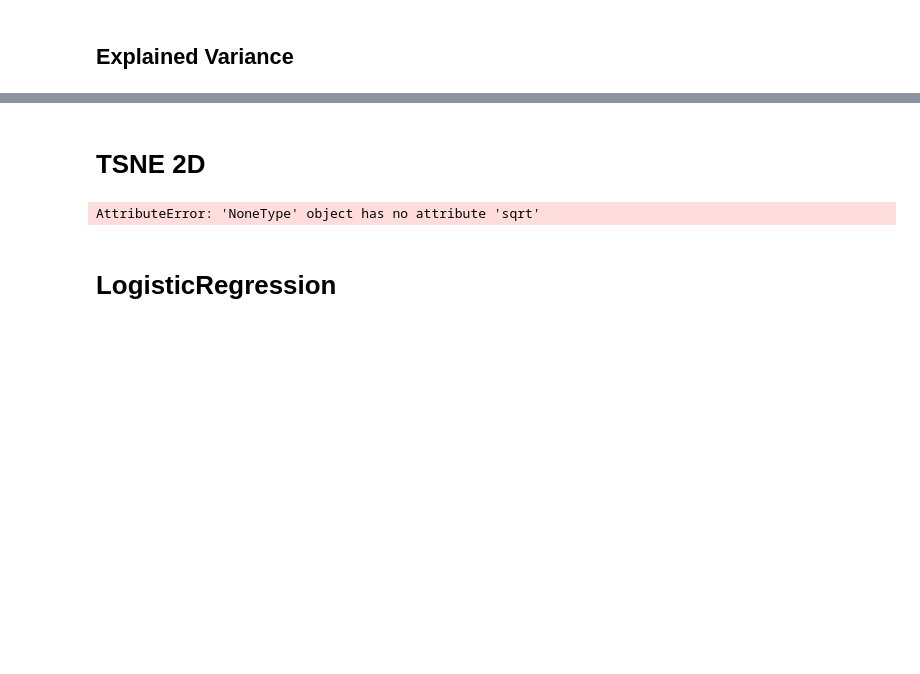
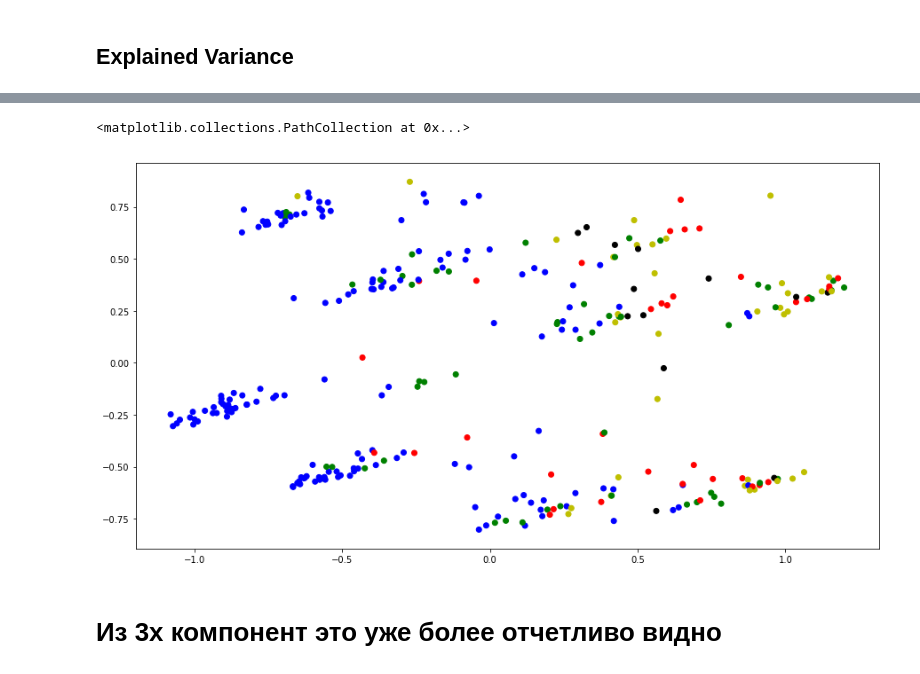
Before and after one commit to ilyaalexivanov/ds-homework, a Jupyter notebook: hw07/hw07.ipynb, the cells around one changed output, grey strips where cells are left out. Cells and saved outputs as stored; diff of their text form; code cells hidden in the pictures; blank space fills up the shorter version.

```diff
--- a/hw07/hw07.ipynb
+++ b/hw07/hw07.ipynb
@@ -173,2 +83,0 @@ PC-6       0.07     0.24
-# %% [markdown]
-# TSNE 2D
@@ -178,6 +83,0 @@ X_reduced = tsne.fit_transform(X)
-# %%
-plt.scatter(X_reduced[:, 0], X_reduced[:, 1], c=y)
-# %% [output]
-AttributeError: 'NoneType' object has no attribute 'sqrt'
-# %% [markdown]
-# LogisticRegression
@@ -183,0 +86,7 @@ AttributeError: 'NoneType' object has no attribute 'sqrt'
+# %%
+plt.scatter(x_new[:, 0], x_new[:, 1], c = y_colors)
+# %% [output]
+<matplotlib.collections.PathCollection at 0x...>
+[figure, added]
+# %% [markdown]
+# Из 3х компонент это уже более отчетливо видно
```
Also changed, not shown: parts of 60 cells of this notebook, 5 other files.
